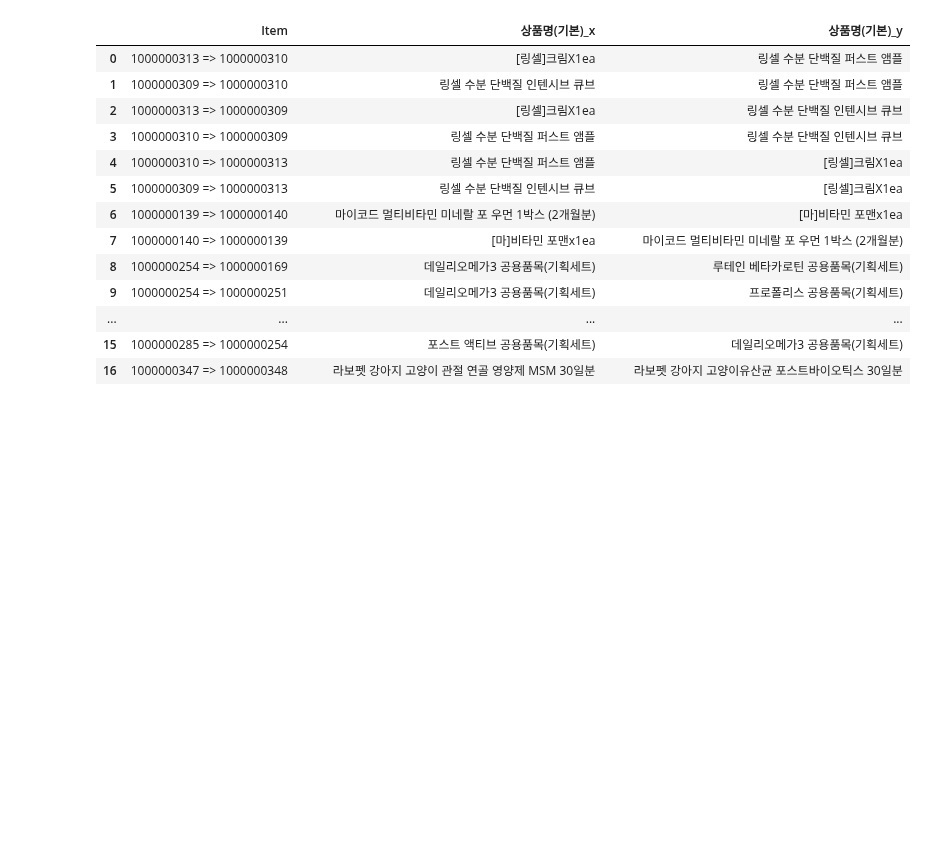
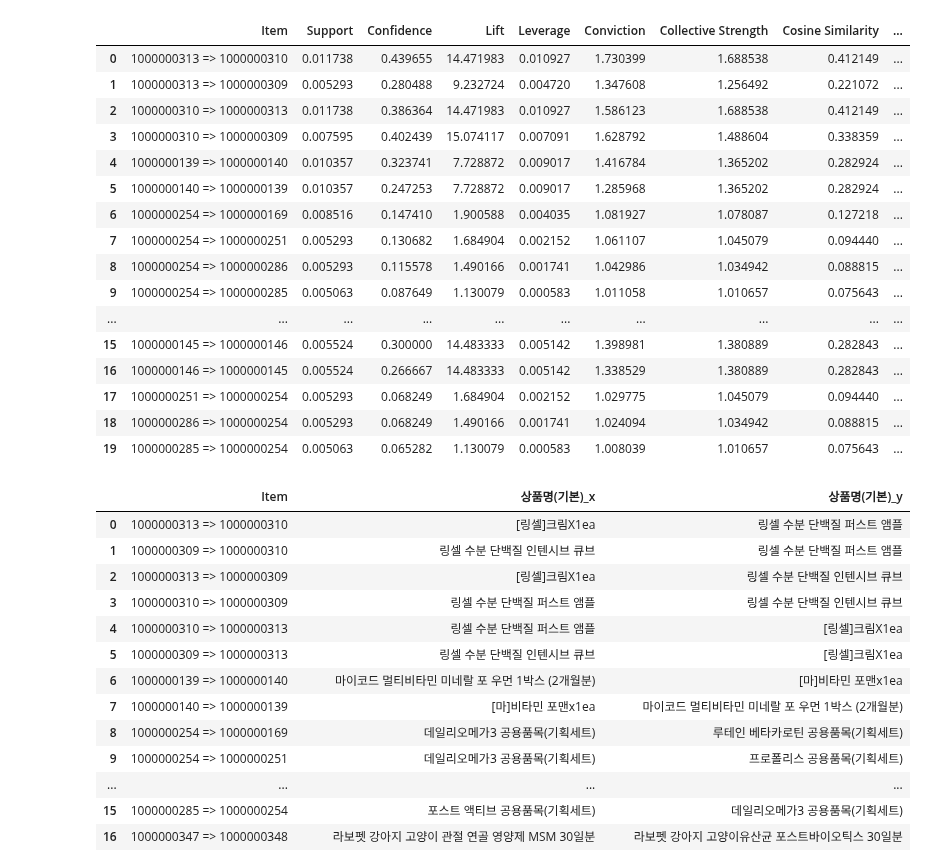
Before and after one commit to areum-choe/Machine_Learning, a Jupyter notebook: 데이터 전처리/연관분석_결과 매칭.ipynb, the cells around one changed output. Drawn from its saved outputs; the diff is of its cells as text; code cells hidden in the pictures; blank space fills up the shorter version.

```diff
--- a/데이터 전처리/연관분석_결과 매칭.ipynb
+++ b/데이터 전처리/연관분석_결과 매칭.ipynb
@@ -9,5 +29,25 @@ df1['code1']=df1['code1'].astype('int')
 # %%
 df1=pd.merge(df1, df2, left_on = 'code1', right_on = '상품코드', how = 'inner')
+# %%
+df1
+# %% [output]
+|  | Item | Support | Confidence | Lift | Leverage | Conviction | Collective Strength | Cosine Similarity | ... |
+| 0 | 1000000313 => 1000000310 | 0.011738 | 0.439655 | 14.471983 | 0.010927 | 1.730399 | 1.688538 | 0.412149 | ... |
+| 1 | 1000000313 => 1000000309 | 0.005293 | 0.280488 | 9.232724 | 0.004720 | 1.347608 | 1.256492 | 0.221072 | ... |
+| 2 | 1000000310 => 1000000313 | 0.011738 | 0.386364 | 14.471983 | 0.010927 | 1.586123 | 1.688538 | 0.412149 | ... |
+| 3 | 1000000310 => 1000000309 | 0.007595 | 0.402439 | 15.074117 | 0.007091 | 1.628792 | 1.488604 | 0.338359 | ... |
+| 4 | 1000000139 => 1000000140 | 0.010357 | 0.323741 | 7.728872 | 0.009017 | 1.416784 | 1.365202 | 0.282924 | ... |
+| 5 | 1000000140 => 1000000139 | 0.010357 | 0.247253 | 7.728872 | 0.009017 | 1.285968 | 1.365202 | 0.282924 | ... |
+| 6 | 1000000254 => 1000000169 | 0.008516 | 0.147410 | 1.900588 | 0.004035 | 1.081927 | 1.078087 | 0.127218 | ... |
+| 7 | 1000000254 => 1000000251 | 0.005293 | 0.130682 | 1.684904 | 0.002152 | 1.061107 | 1.045079 | 0.094440 | ... |
+| 8 | 1000000254 => 1000000286 | 0.005293 | 0.115578 | 1.490166 | 0.001741 | 1.042986 | 1.034942 | 0.088815 | ... |
+| 9 | 1000000254 => 1000000285 | 0.005063 | 0.087649 | 1.130079 | 0.000583 | 1.011058 | 1.010657 | 0.075643 | ... |
+| ... | ... | ... | ... | ... | ... | ... | ... | ... | ... |
+| 15 | 1000000145 => 1000000146 | 0.005524 | 0.300000 | 14.483333 | 0.005142 | 1.398981 | 1.380889 | 0.282843 | ... |
+| 16 | 1000000146 => 1000000145 | 0.005524 | 0.266667 | 14.483333 | 0.005142 | 1.338529 | 1.380889 | 0.282843 | ... |
+| 17 | 1000000251 => 1000000254 | 0.005293 | 0.068249 | 1.684904 | 0.002152 | 1.029775 | 1.045079 | 0.094440 | ... |
+| 18 | 1000000286 => 1000000254 | 0.005293 | 0.068249 | 1.490166 | 0.001741 | 1.024094 | 1.034942 | 0.088815 | ... |
+| 19 | 1000000285 => 1000000254 | 0.005063 | 0.065282 | 1.130079 | 0.000583 | 1.008039 | 1.010657 | 0.075643 | ... |
 # %%
 df1['code2']=df1.Item.str.split('=>').str[1]
 df1['code2']=df1['code2'].astype('int')
```
Also changed, not shown: parts of 1 cell of this notebook.
